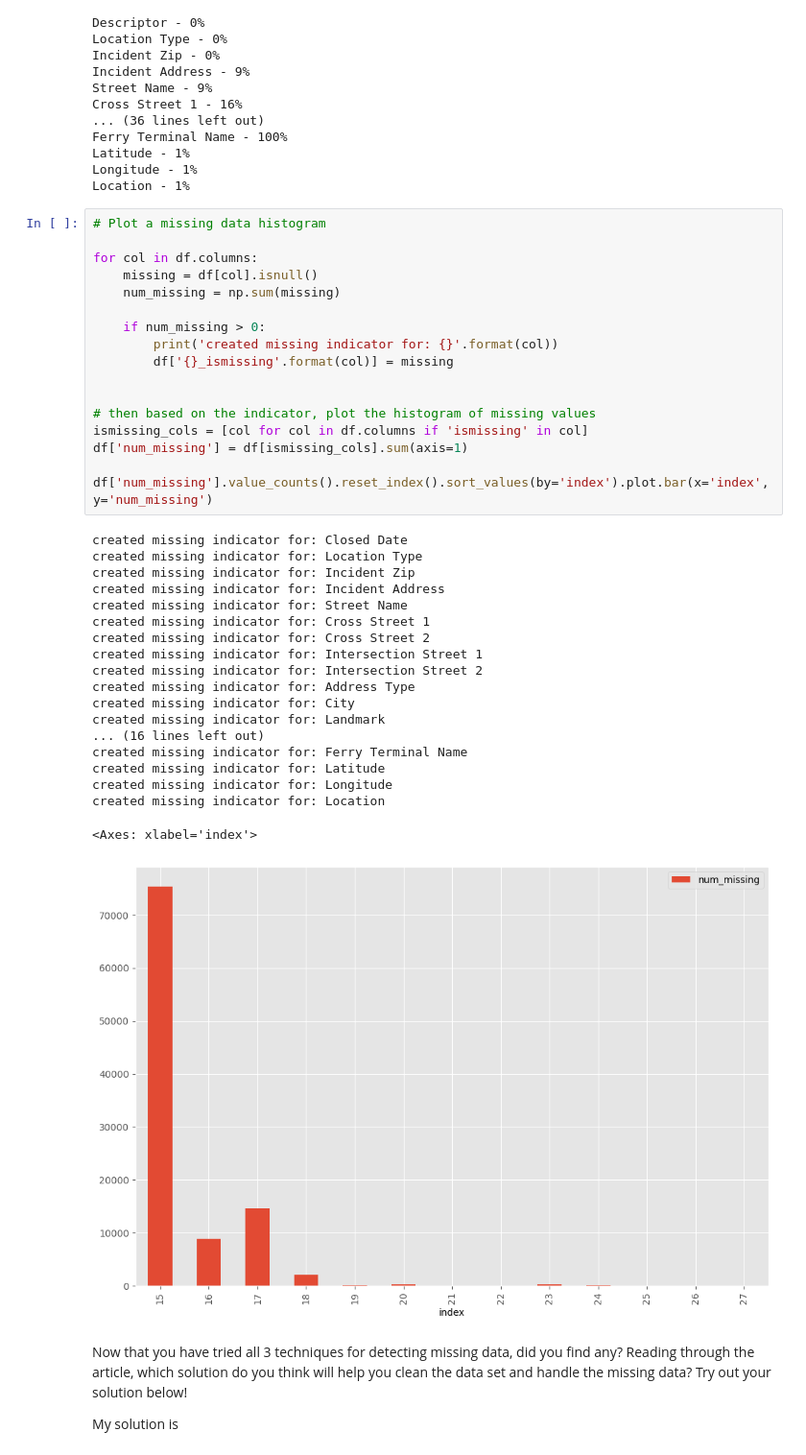
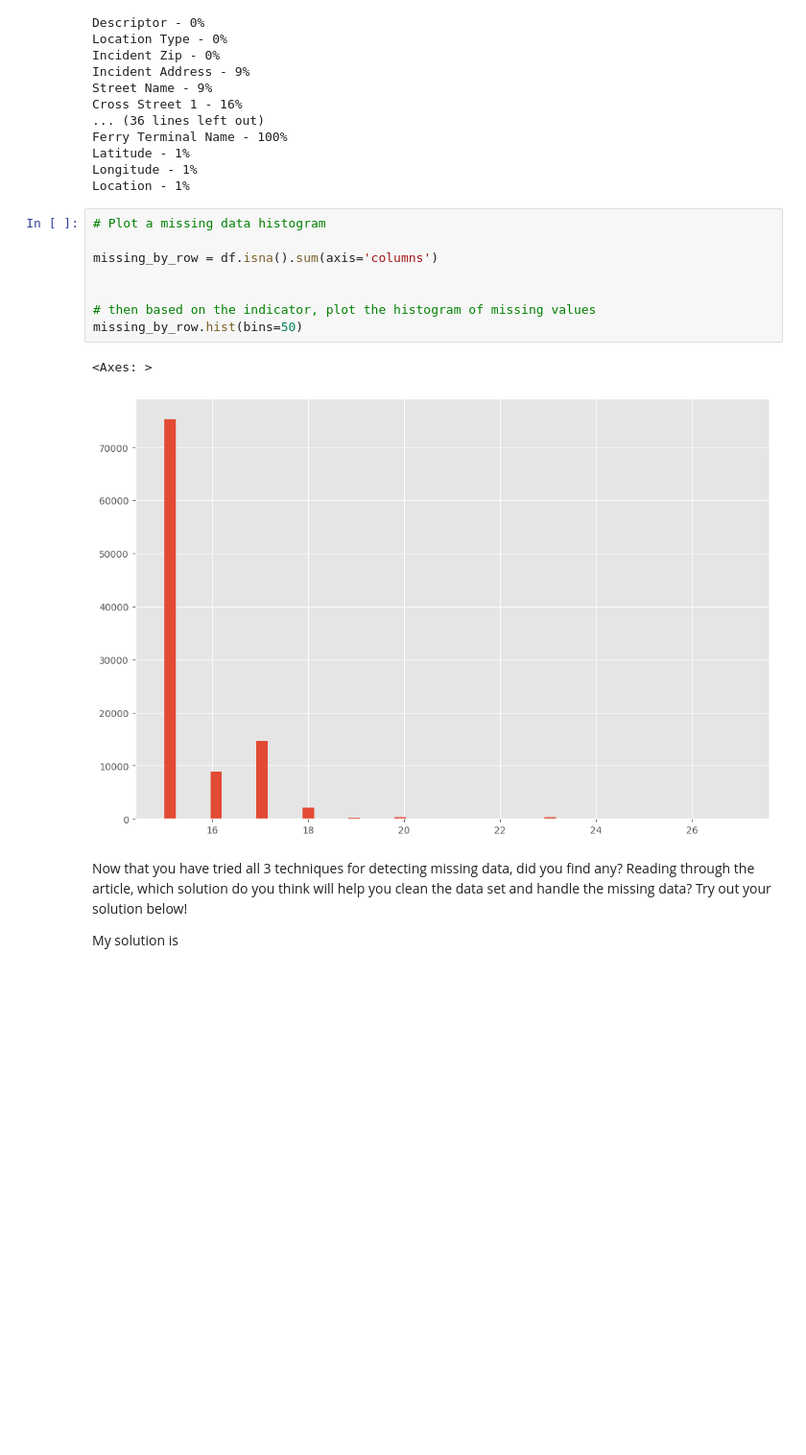
Before and after one commit to e3la/cleaning-data, a Jupyter notebook: Cleaning Data Exercises.ipynb, the cells around one changed output. Shown at 96% size. Saved outputs shown, nothing was run; the diff lists cells and outputs as text; blank space fills up the shorter version.

```diff
--- a/Cleaning Data Exercises.ipynb
+++ b/Cleaning Data Exercises.ipynb
@@ -92,40 +92,14 @@ Location - 1%
 # %%
 # Plot a missing data histogram
 
-for col in df.columns:
-    missing = df[col].isnull()
-    num_missing = np.sum(missing)
-
-    if num_missing > 0:
-        print('created missing indicator for: {}'.format(col))
-        df['{}_ismissing'.format(col)] = missing
+missing_by_row = df.isna().sum(axis='columns')
 
 
 # then based on the indicator, plot the histogram of missing values
-ismissing_cols = [col for col in df.columns if 'ismissing' in col]
-df['num_missing'] = df[ismissing_cols].sum(axis=1)
-
-df['num_missing'].value_counts().reset_index().sort_values(by='index').plot.bar(x='index', y='num_missing')
+missing_by_row.hist(bins=50)
 # %% [output]
-created missing indicator for: Closed Date
-created missing indicator for: Location Type
-created missing indicator for: Incident Zip
-created missing indicator for: Incident Address
-created missing indicator for: Street Name
-created missing indicator for: Cross Street 1
-created missing indicator for: Cross Street 2
-created missing indicator for: Intersection Street 1
-created missing indicator for: Intersection Street 2
-created missing indicator for: Address Type
-created missing indicator for: City
-created missing indicator for: Landmark
-... (16 lines left out)
-created missing indicator for: Ferry Terminal Name
-created missing indicator for: Latitude
-created missing indicator for: Longitude
-created missing indicator for: Location
+<Axes: >
-<Axes: xlabel='index'>
-[figure, old version]
+[figure, new version]
 # %% [markdown]
 Now that you have tried all 3 techniques for detecting missing data, did you find any? Reading through the article, which solution do you think will help you clean the data set and handle the missing data? Try out your solution below!
 
```
Also changed, not shown: parts of 13 cells of this notebook.
